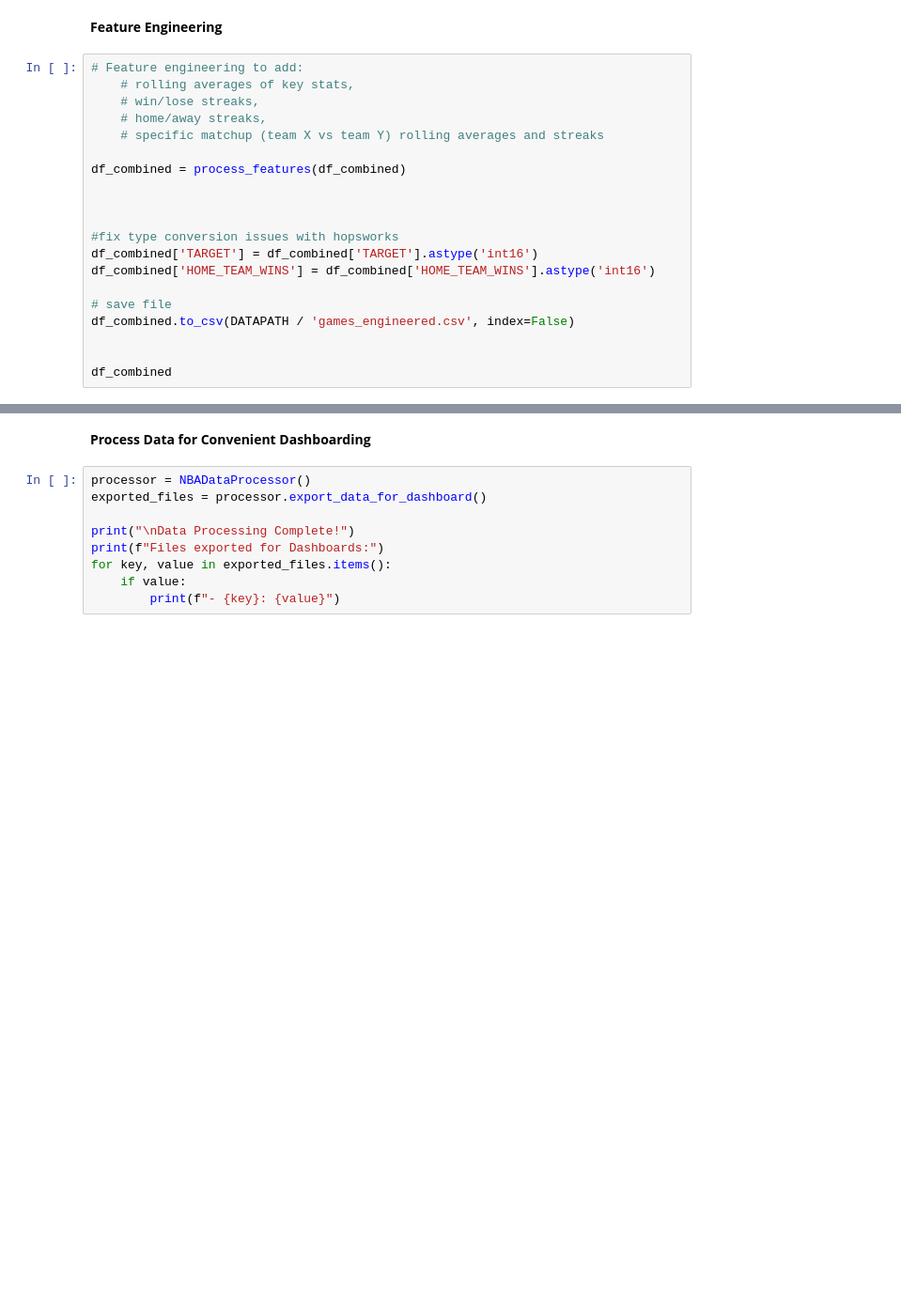
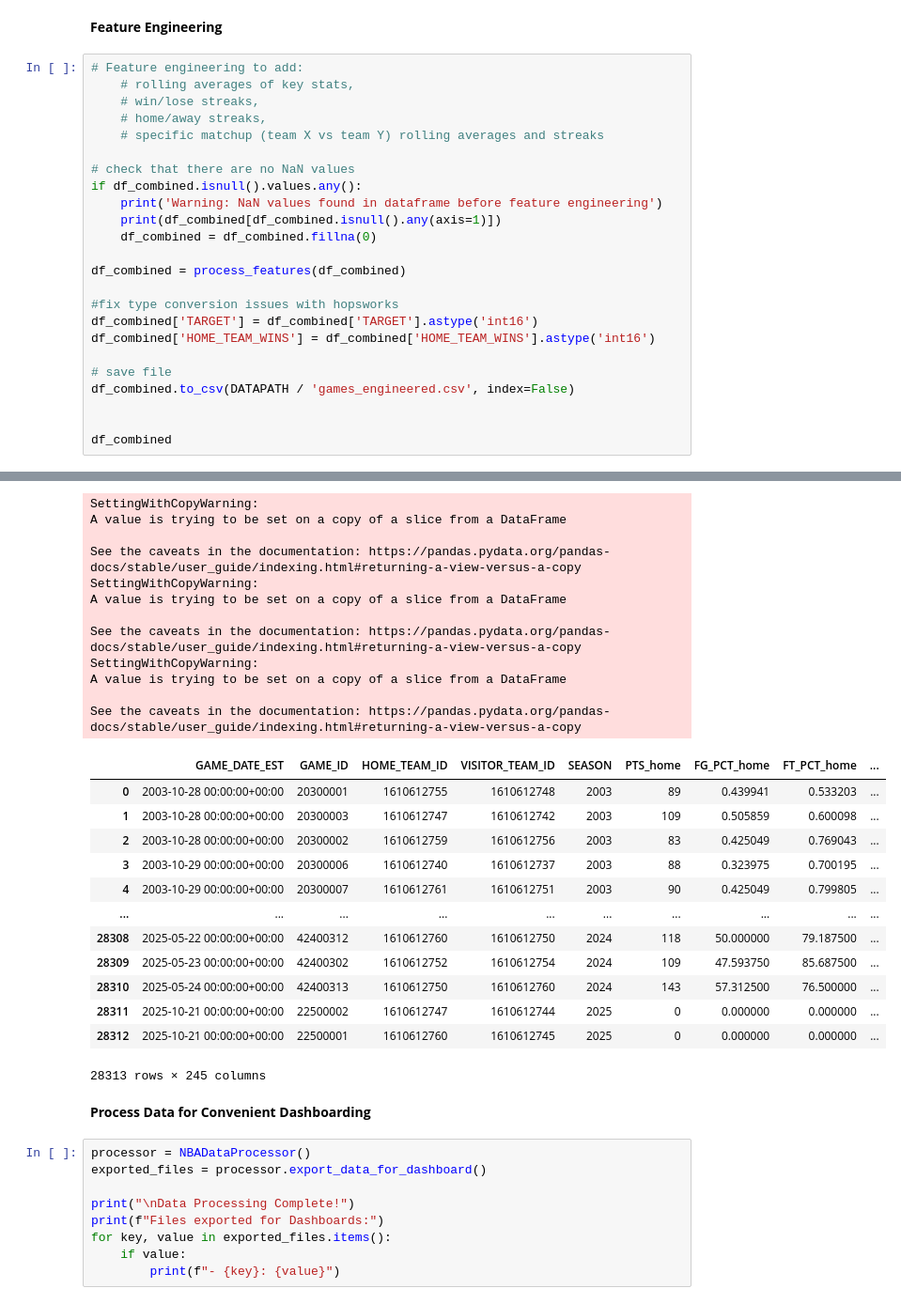
Before and after one commit to cmunch1/nba-prediction, a Jupyter notebook: notebooks/09_production_features_pipeline.ipynb, the cells around one changed output, grey strips where cells are left out. Shown at 94% size. Saved outputs shown, nothing was run; the diff lists cells and outputs as text; blank space fills up the shorter version.

```diff
--- a/notebooks/09_production_features_pipeline.ipynb
+++ b/notebooks/09_production_features_pipeline.ipynb
@@ -218,9 +273,13 @@ df_combined
     # home/away streaks,
     # specific matchup (team X vs team Y) rolling averages and streaks
 
+# check that there are no NaN values
+if df_combined.isnull().values.any():
+    print('Warning: NaN values found in dataframe before feature engineering')
+    print(df_combined[df_combined.isnull().any(axis=1)])
+    df_combined = df_combined.fillna(0)
+
 df_combined = process_features(df_combined)
-
-
 
 #fix type conversion issues with hopsworks
 df_combined['TARGET'] = df_combined['TARGET'].astype('int16')
@@ -231,3 +290,4 @@ df_combined.to_csv(DATAPATH / 'games_engineered.csv', index=False)
 
 
 df_combined
+# %% [output]
@@ -234,3 +311,28 @@ df_combined
+SettingWithCopyWarning:
+A value is trying to be set on a copy of a slice from a DataFrame
+
+See the caveats in the documentation: https://pandas.pydata.org/pandas-docs/stable/user_guide/indexing.html#returning-a-view-versus-a-copy
+SettingWithCopyWarning:
+A value is trying to be set on a copy of a slice from a DataFrame
+
+See the caveats in the documentation: https://pandas.pydata.org/pandas-docs/stable/user_guide/indexing.html#returning-a-view-versus-a-copy
+SettingWithCopyWarning:
+A value is trying to be set on a copy of a slice from a DataFrame
+
+See the caveats in the documentation: https://pandas.pydata.org/pandas-docs/stable/user_guide/indexing.html#returning-a-view-versus-a-copy
+|  | GAME_DATE_EST | GAME_ID | HOME_TEAM_ID | VISITOR_TEAM_ID | SEASON | PTS_home | FG_PCT_home | FT_PCT_home | ... |
+| 0 | 2003-10-28 00:00:00+00:00 | 20300001 | 1610612755 | 1610612748 | 2003 | 89 | 0.439941 | 0.533203 | ... |
+| 1 | 2003-10-28 00:00:00+00:00 | 20300003 | 1610612747 | 1610612742 | 2003 | 109 | 0.505859 | 0.600098 | ... |
+| 2 | 2003-10-28 00:00:00+00:00 | 20300002 | 1610612759 | 1610612756 | 2003 | 83 | 0.425049 | 0.769043 | ... |
+| 3 | 2003-10-29 00:00:00+00:00 | 20300006 | 1610612740 | 1610612737 | 2003 | 88 | 0.323975 | 0.700195 | ... |
+| 4 | 2003-10-29 00:00:00+00:00 | 20300007 | 1610612761 | 1610612751 | 2003 | 90 | 0.425049 | 0.799805 | ... |
+| ... | ... | ... | ... | ... | ... | ... | ... | ... | ... |
+| 28308 | 2025-05-22 00:00:00+00:00 | 42400312 | 1610612760 | 1610612750 | 2024 | 118 | 50.000000 | 79.187500 | ... |
+| 28309 | 2025-05-23 00:00:00+00:00 | 42400302 | 1610612752 | 1610612754 | 2024 | 109 | 47.593750 | 85.687500 | ... |
+| 28310 | 2025-05-24 00:00:00+00:00 | 42400313 | 1610612750 | 1610612760 | 2024 | 143 | 57.312500 | 76.500000 | ... |
+| 28311 | 2025-10-21 00:00:00+00:00 | 22500002 | 1610612747 | 1610612744 | 2025 | 0 | 0.000000 | 0.000000 | ... |
+| 28312 | 2025-10-21 00:00:00+00:00 | 22500001 | 1610612760 | 1610612745 | 2025 | 0 | 0.000000 | 0.000000 | ... |
+28313 rows × 245 columns
 # %% [markdown]
 **Process Data for Convenient Dashboarding**
 # %%
```
Also changed, not shown: parts of 8 cells of this notebook, 7 other files.
